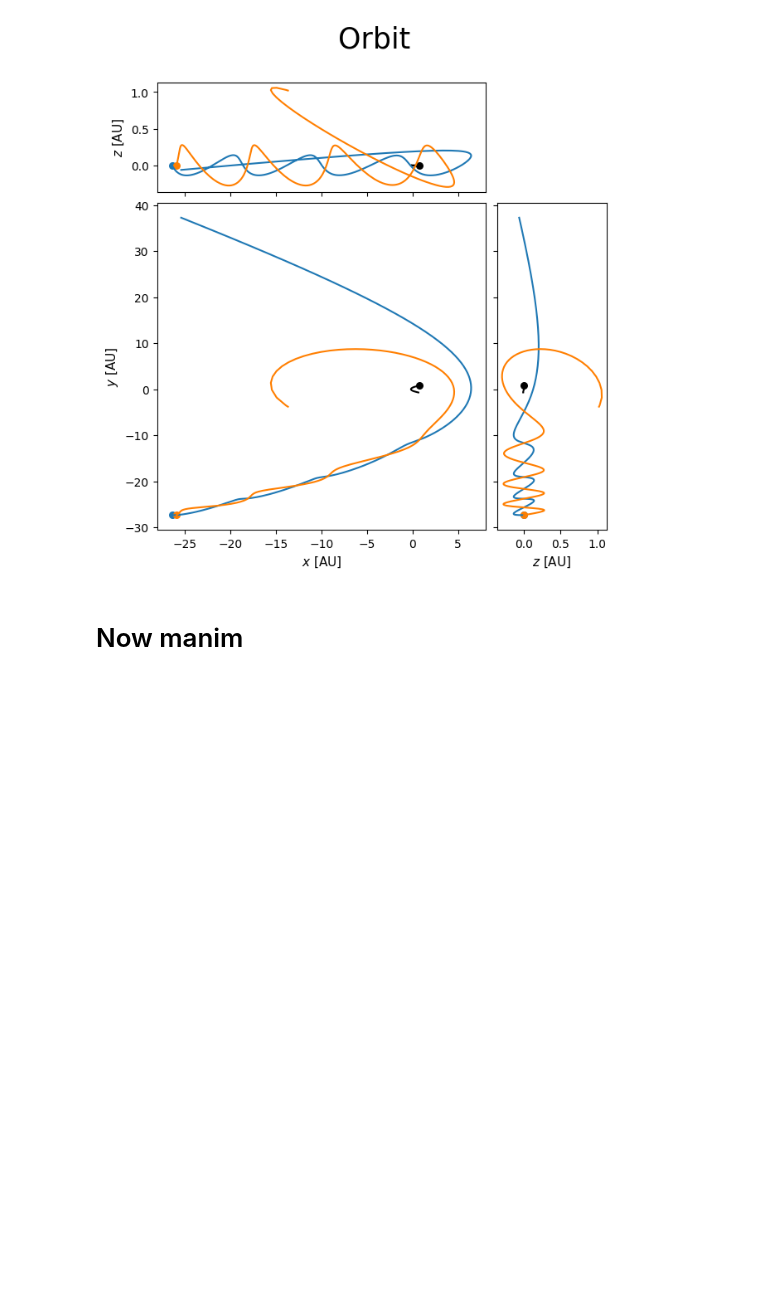
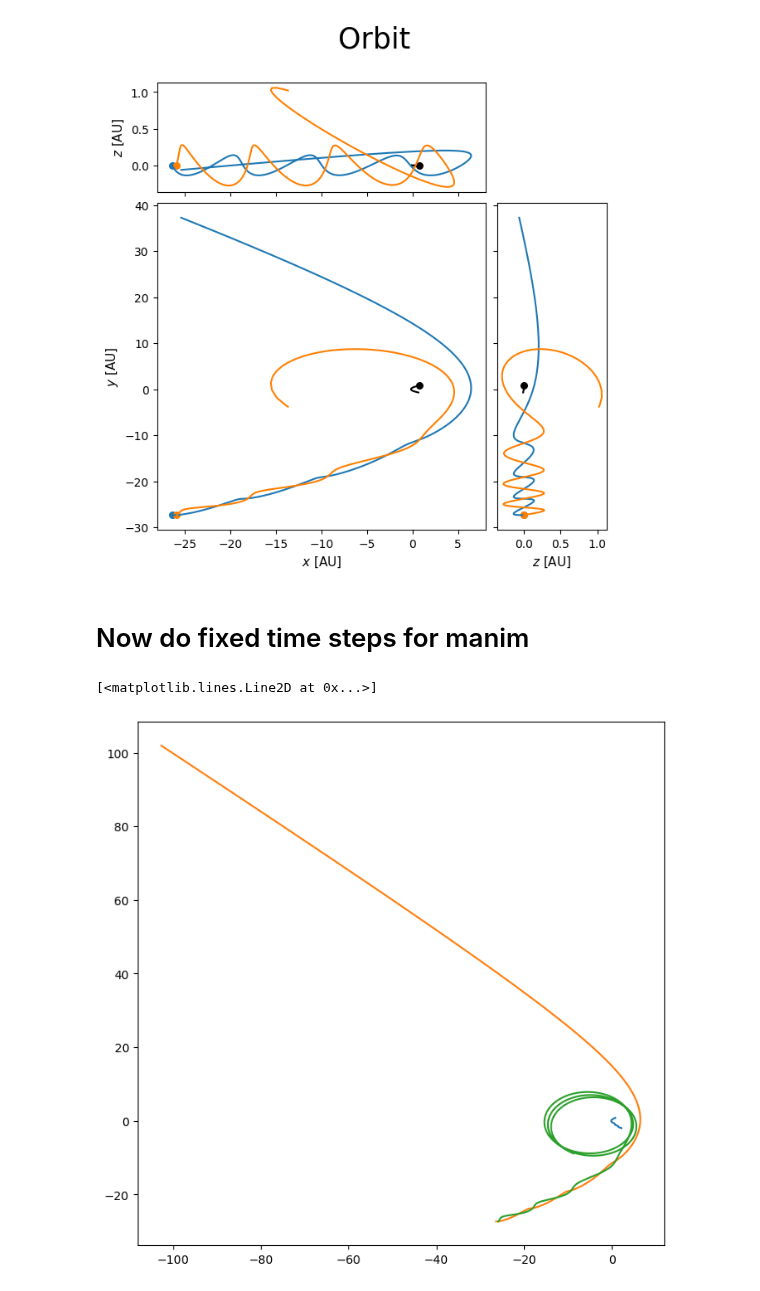
Before and after one commit to fawkez/HVS_1, a Jupyter notebook: Notebooks/manim/2_1_BP_reb (1).ipynb, the cells around one changed output. Cells and saved outputs as stored; diff of their text form; code cells hidden in the pictures; blank space fills up the shorter version.

```diff
--- a/Notebooks/manim/2_1_BP_reb (1).ipynb
+++ b/Notebooks/manim/2_1_BP_reb (1).ipynb
@@ -218,4 +221,34 @@ ax3.set_yticklabels([])
 # save the XYZ position, velocities and time of the particles to a file
 t_r_v.write('orbit_data.txt', format='ascii', overwrite=True)
 # %% [markdown]
-# Now manim
+# Now do fixed time steps for manim
+# %%
+
+t_r_v = Table(names=('t', r'r0x', r'r0y', r'r0z', r'v0x', r'v0y', r'v0z', r'r1x', r'r1y', r'r1z', r'v1x', r'v1y', r'v1z', r'r2x', r'r2y', r'r2z', r'v2x', r'v2y', r'v2z'))
+
+
+# --- Modify heartbeat to accept the simulation directly ---
+def heartbeat(sim):
+    p0 = sim.particles[0]
+    p1 = sim.particles[1]
+    p2 = sim.particles[2]
+    t_r_v.add_row((sim.t, p0.x, p0.y, p0.z, p0.vx, p0.vy, p0.vz,
+                   p1.x, p1.y, p1.z, p1.vx, p1.vy, p1.vz,
+                   p2.x, p2.y, p2.z, p2.vx, p2.vy, p2.vz))
+
+# --- Set up a fixed-step integrator ---
+sim.integrator = "whfast"
+
+# Define fixed time grid parameters: 1000 steps from t_start=0 to t_end=-2*t_0
+num_steps = 10000
+t_start = 0.0
+t_end = -5 * t_0
+times = np.linspace(t_start, t_end, num_steps)
+
+# Set the fixed time step in the integrator
+sim.dt = (t_end - t_start) / num_steps
+
+# --- Run the simulation ---
+for t in times:
+    sim.integrate(t)
+    heartbeat(sim)
@@ -221,0 +257,9 @@ t_r_v.write('orbit_data.txt', format='ascii', overwrite=True)
+# %%
+# plot the orbit
+fig, ax = plt.subplots(1, 1, figsize=(8, 8))
+ax.plot(t_r_v['r0x'], t_r_v['r0y'], label='0')
+ax.plot(t_r_v['r1x'], t_r_v['r1y'], label='1')
+ax.plot(t_r_v['r2x'], t_r_v['r2y'], label='2')
+# %% [output]
+[<matplotlib.lines.Line2D at 0x...>]
+[figure, added]
```
Also changed, not shown: parts of 2 cells of this notebook, 6 other files.
